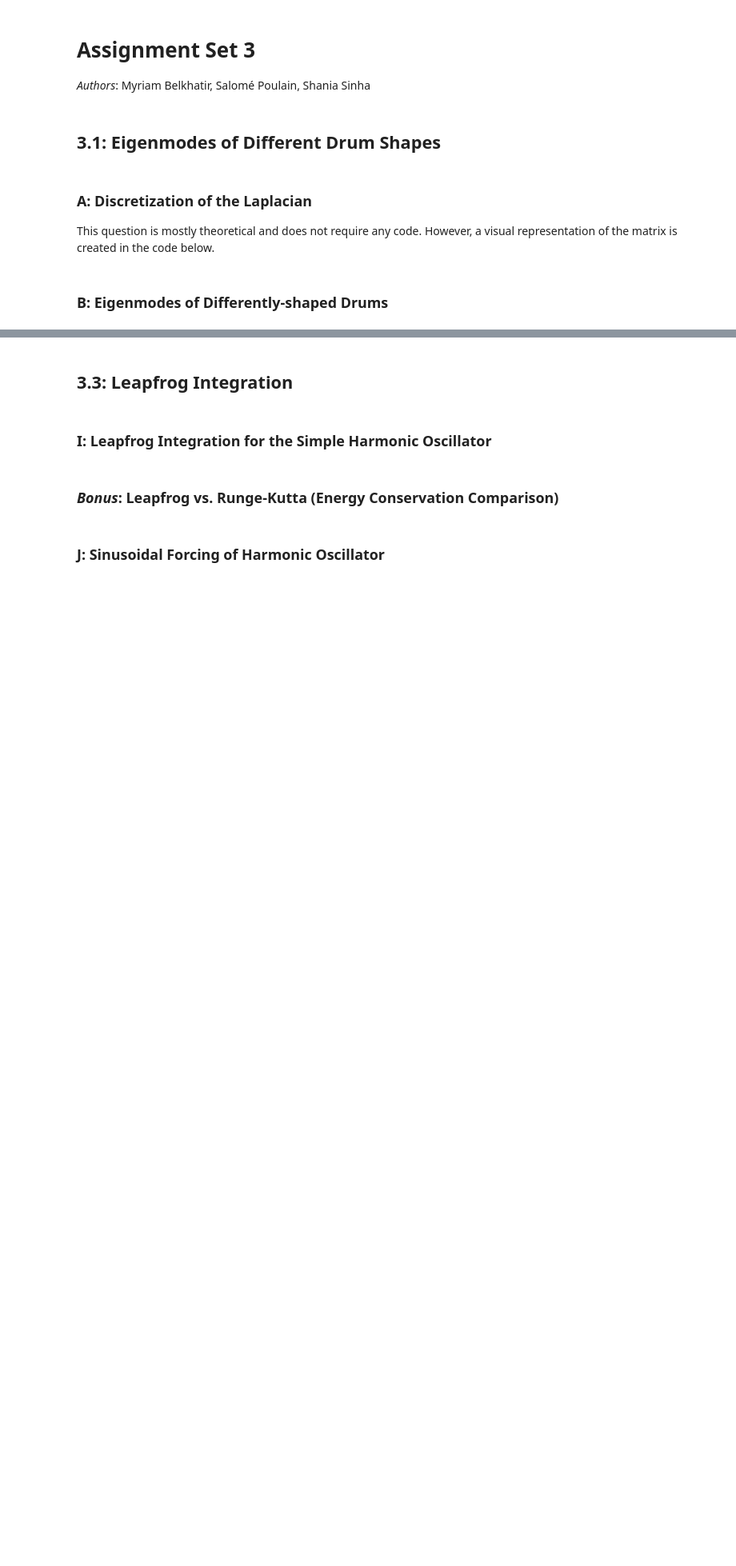
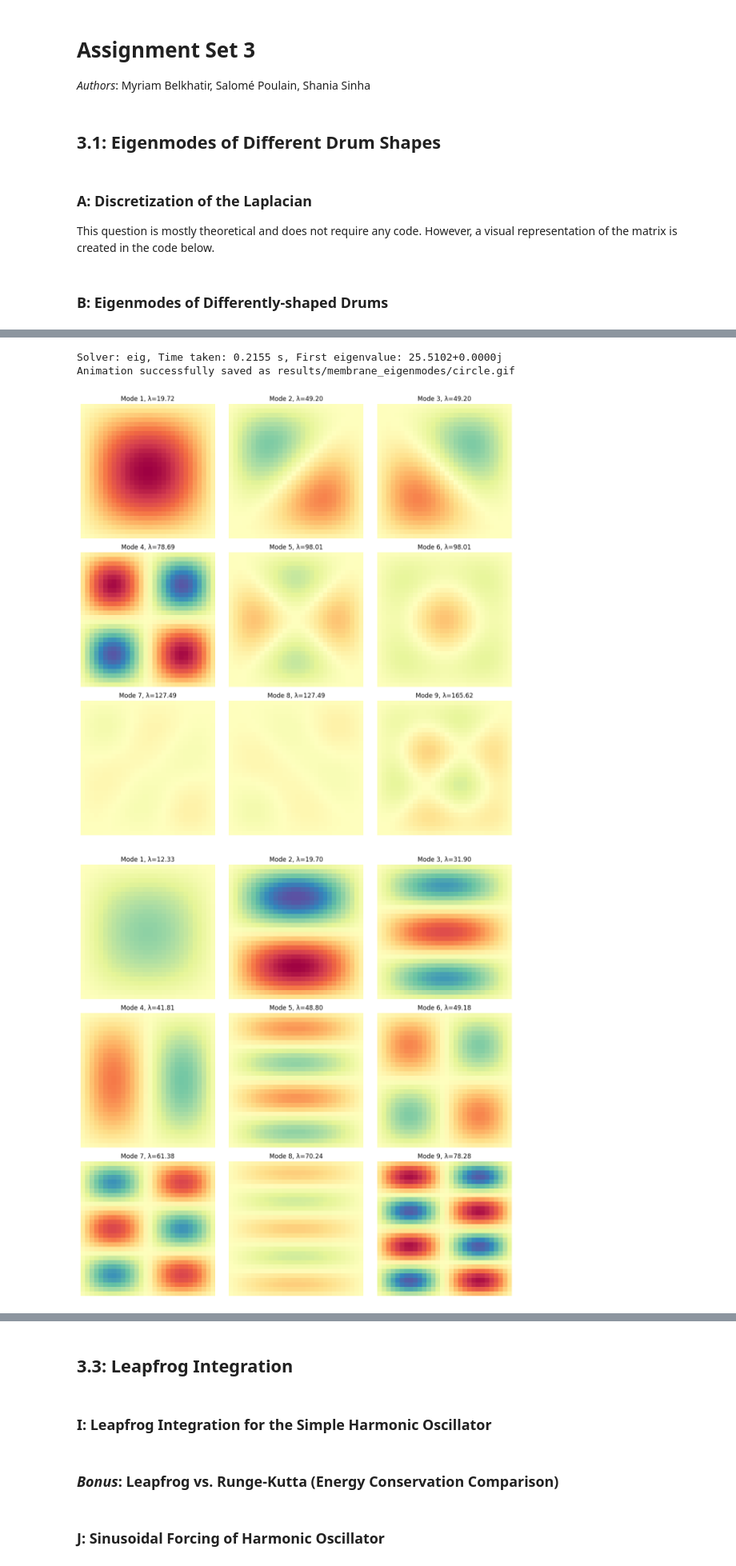
Before and after one commit to shaniasinha/sc-set3, a Jupyter notebook: set3.ipynb, the cells around one changed output, grey strips where cells are left out. Shown at 80% size. Drawn from its saved outputs; the diff is of its cells as text; code cells hidden in the pictures; blank space fills up the shorter version.

```diff
--- a/set3.ipynb
+++ b/set3.ipynb
@@ -54,0 +88,5 @@ circle_problem.plot_eigenvectors()
+# %%
+# Because eig is used as a solver for more precise results, this might take some time to run but < 10 minutes
+n_values = [15, 30, 60]
+L_values = np.linspace(0.5, 20.0, 10)
+fundamental_freqs = {n: {'square': [], 'rectangle': [], 'circle': []} for n in n_values}
@@ -54,0 +117,27 @@ circle_problem.plot_eigenvectors()
+# %%
+# Define line styles for different discretization steps (n-values)
+line_styles = {15: '-', 30: '--', 60: ':'}
+
+# Define colors for different shapes
+shape_colors = {'square': 'b', 'rectangle': 'g', 'circle': 'r'}
+
+plt.figure(figsize=(10, 6), dpi=300)
+for n in n_values:
+    for shape in ['square', 'rectangle', 'circle']:
+        plt.plot(
+            L_values, fundamental_freqs[n][shape],
+            linestyle=line_styles[n], color=shape_colors[shape], alpha=0.6,
+            label=f"{shape.capitalize()} (n={n})"
+        )
+
+# Add a reference line f = c/L
+c_ref = fundamental_freqs[n_values[0]]['square'][0] * L_values[0]
+plt.plot(L_values, c_ref / L_values, '--k', label='1/L reference')
+plt.xlabel('Domain Size L', fontsize=16)
+plt.ylabel('Fundamental Frequency (Hz)', fontsize=16)
+plt.title('Fundamental Frequency vs. L', fontsize=16)
+plt.xticks(fontsize=14)
+plt.yticks(fontsize=14)
+plt.legend(fontsize=14)
+plt.savefig('results/membrane_eigenmodes/frequency_vs_L.png')
+plt.show()
@@ -54,0 +146,6 @@ circle_problem.plot_eigenvectors()
+# %%
+for shape, dims in shape_dims_tuple:
+    problem = EigenvalueProblem(shape, dims)
+    eigenvalues, eigenvectors, _ = problem.solve_eigen_problem(solver='eig')
+    problem.animate_eigenmodes(save_as=shape)
+# %% [output]
@@ -54,0 +156,4 @@ circle_problem.plot_eigenvectors()
+Solver: eig, Time taken: 0.2155 s, First eigenvalue: 25.5102+0.0000j
+Animation successfully saved as results/membrane_eigenmodes/circle.gif
+[figure, added]
+[figure, added]
```
Also changed, not shown: parts of 16 cells of this notebook, 23 other files.
